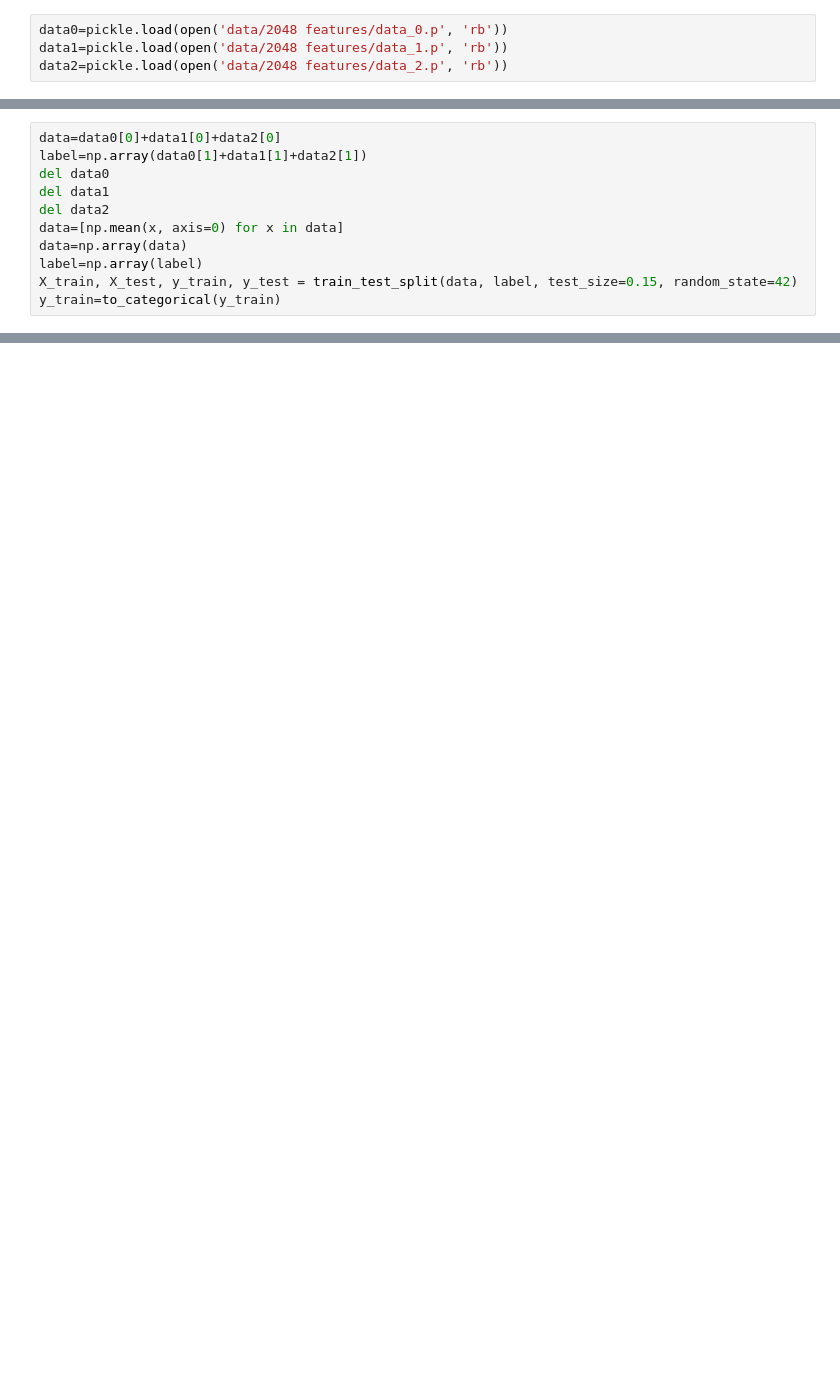
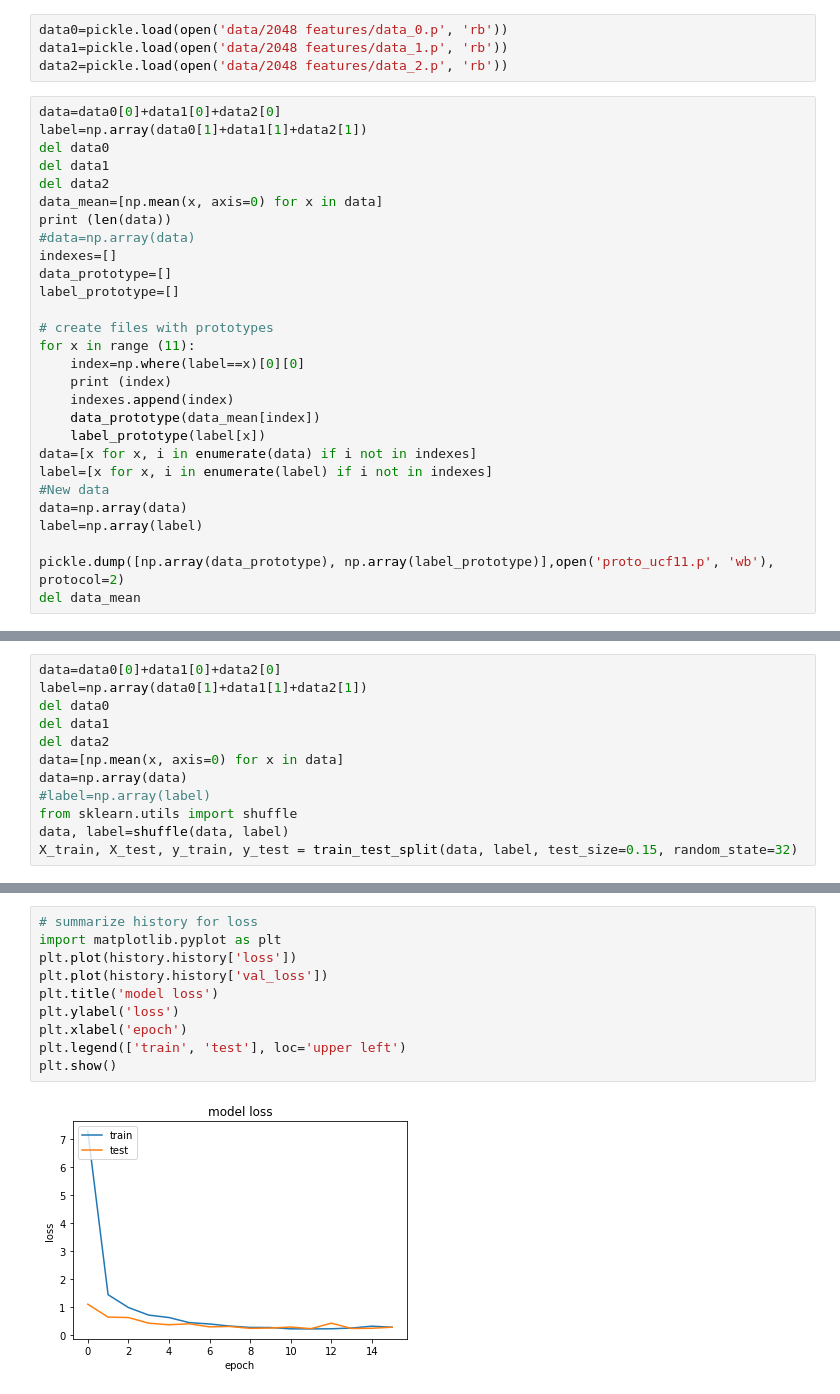
Before and after one commit to matiasbenitez91/Interpretable-Video-Classification, a Jupyter notebook: model.ipynb, the cells around one changed output, grey strips where cells are left out. Drawn from its saved outputs; the diff is of its cells as text; blank space fills up the shorter version.

```diff
--- a/model.ipynb
+++ b/model.ipynb
@@ -27,3 +31,31 @@ early_stop_= EarlyStopping(monitor='val_loss', min_delta=0, patience=3, verbose=
 data0=pickle.load(open('data/2048 features/data_0.p', 'rb'))
 data1=pickle.load(open('data/2048 features/data_1.p', 'rb'))
 data2=pickle.load(open('data/2048 features/data_2.p', 'rb'))
+# %%
+data=data0[0]+data1[0]+data2[0]
+label=np.array(data0[1]+data1[1]+data2[1])
+del data0
+del data1
+del data2
+data_mean=[np.mean(x, axis=0) for x in data]
+print (len(data))
+#data=np.array(data)
+indexes=[]
+data_prototype=[]
+label_prototype=[]
+
+# create files with prototypes
+for x in range (11):
+    index=np.where(label==x)[0][0]
+    print (index)
+    indexes.append(index)
+    data_prototype(data_mean[index])
+    label_prototype(label[x])
+data=[x for x, i in enumerate(data) if i not in indexes]
+label=[x for x, i in enumerate(label) if i not in indexes]
+#New data
+data=np.array(data)
+label=np.array(label)
+
+pickle.dump([np.array(data_prototype), np.array(label_prototype)],open('proto_ucf11.p', 'wb'), protocol=2)
+del data_mean
@@ -35,6 +71,7 @@ del data1
 del data2
 data=[np.mean(x, axis=0) for x in data]
 data=np.array(data)
-label=np.array(label)
-X_train, X_test, y_train, y_test = train_test_split(data, label, test_size=0.15, random_state=42)
-y_train=to_categorical(y_train)
+#label=np.array(label)
+from sklearn.utils import shuffle
+data, label=shuffle(data, label)
+X_train, X_test, y_train, y_test = train_test_split(data, label, test_size=0.15, random_state=32)
@@ -71,0 +110,12 @@ accuracy_score(y_test, pred)
+# %%
+# summarize history for loss
+import matplotlib.pyplot as plt
+plt.plot(history.history['loss'])
+plt.plot(history.history['val_loss'])
+plt.title('model loss')
+plt.ylabel('loss')
+plt.xlabel('epoch')
+plt.legend(['train', 'test'], loc='upper left')
+plt.show()
+# %% [output]
+[figure, added]
```
Also changed, not shown: parts of 16 cells of this notebook.
